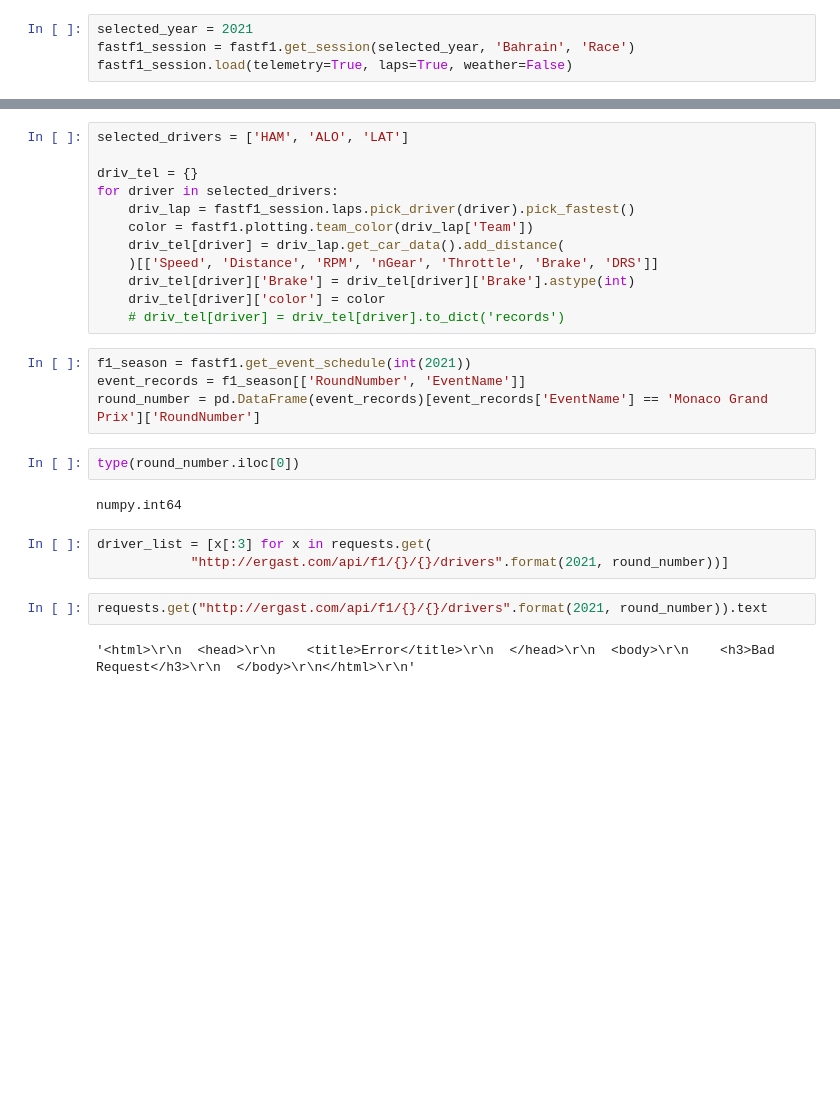
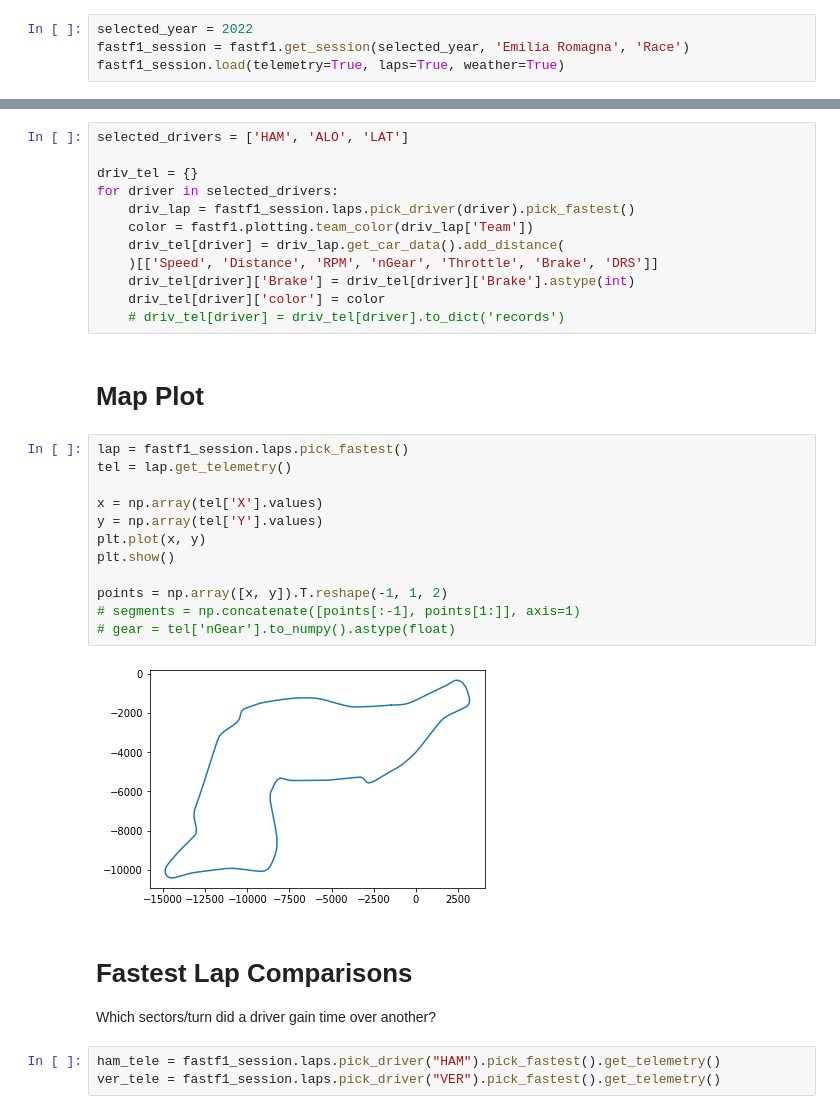
Before and after one commit to Harsh-2420/football-formula1-analytics, a Jupyter notebook: jupyter/plotly.ipynb, the cells around one changed output, grey strips where cells are left out. Saved outputs shown, nothing was run; the diff lists cells and outputs as text; blank space fills up the shorter version.

```diff
--- a/jupyter/plotly.ipynb
+++ b/jupyter/plotly.ipynb
@@ -11,7 +11,7 @@ from datetime import timedelta
 
 fastf1.Cache.enable_cache('../f1_cache')
 # %%
-selected_year = 2021
-fastf1_session = fastf1.get_session(selected_year, 'Bahrain', 'Race')
-fastf1_session.load(telemetry=True, laps=True, weather=False)
+selected_year = 2022
+fastf1_session = fastf1.get_session(selected_year, 'Emilia Romagna', 'Race')
+fastf1_session.load(telemetry=True, laps=True, weather=True)
 # %% [output]
@@ -113,18 +114,25 @@ for driver in selected_drivers:
     driv_tel[driver]['Brake'] = driv_tel[driver]['Brake'].astype(int)
     driv_tel[driver]['color'] = color
     # driv_tel[driver] = driv_tel[driver].to_dict('records')
-# %%
-f1_season = fastf1.get_event_schedule(int(2021))
-event_records = f1_season[['RoundNumber', 'EventName']]
-round_number = pd.DataFrame(event_records)[event_records['EventName'] == 'Monaco Grand Prix']['RoundNumber']
-# %%
-type(round_number.iloc[0])
-# %% [output]
-numpy.int64
-# %%
-driver_list = [x[:3] for x in requests.get(
-            "http://ergast.com/api/f1/{}/{}/drivers".format(2021, round_number))]
-# %%
-requests.get("http://ergast.com/api/f1/{}/{}/drivers".format(2021, round_number)).text
-# %% [output]
-'<html>\r\n  <head>\r\n    <title>Error</title>\r\n  </head>\r\n  <body>\r\n    <h3>Bad Request</h3>\r\n  </body>\r\n</html>\r\n'
+# %% [markdown]
+# Map Plot
+# %%
+lap = fastf1_session.laps.pick_fastest()
+tel = lap.get_telemetry()
+
+x = np.array(tel['X'].values)
+y = np.array(tel['Y'].values)
+plt.plot(x, y)
+plt.show()
+
+points = np.array([x, y]).T.reshape(-1, 1, 2)
+# segments = np.concatenate([points[:-1], points[1:]], axis=1)
+# gear = tel['nGear'].to_numpy().astype(float)
+# %% [output]
+[figure, added]
+# %% [markdown]
+# Fastest Lap Comparisons
+Which sectors/turn did a driver gain time over another?
+# %%
+ham_tele = fastf1_session.laps.pick_driver("HAM").pick_fastest().get_telemetry()
+ver_tele = fastf1_session.laps.pick_driver("VER").pick_fastest().get_telemetry()
```
Also changed, not shown: parts of 8 cells of this notebook, 3 other files.
